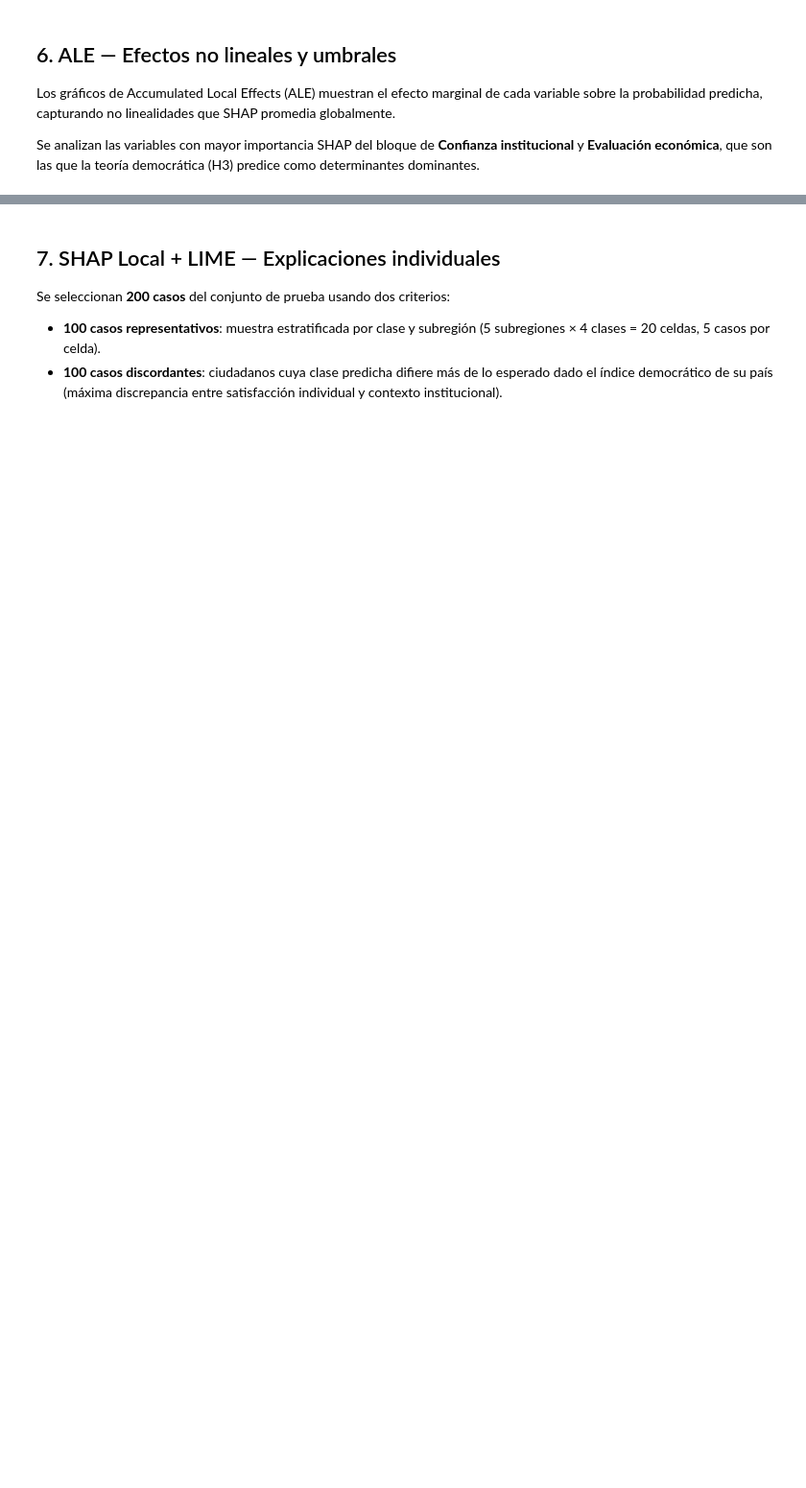
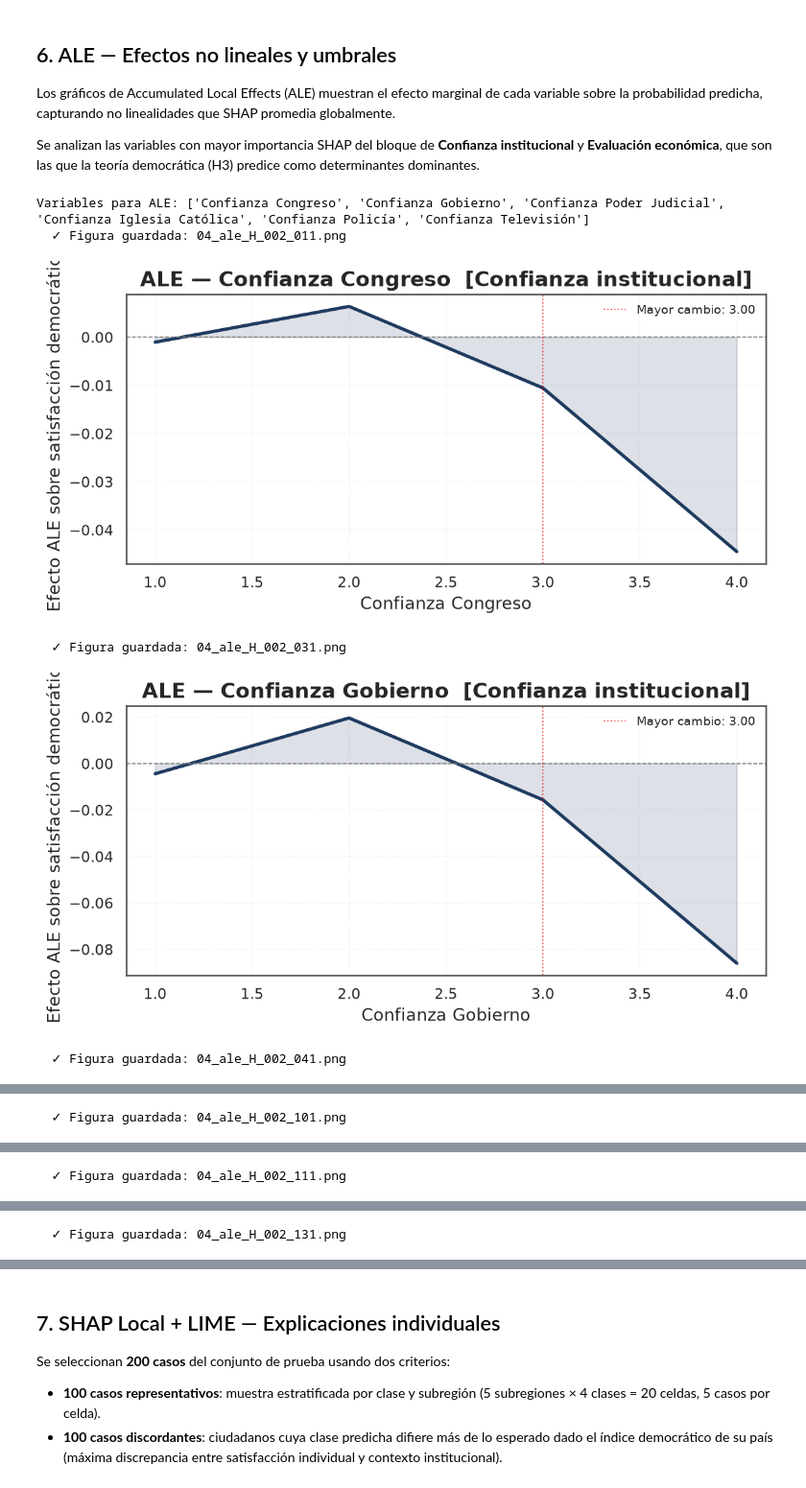
Before and after one commit to PatricioPorrasM/DemocraticSatisfactionLatam, a Jupyter notebook: notebooks/04_explicabilidad_xai.ipynb, the cells around one changed output, grey strips where cells are left out. Shown at 96% size. Drawn from its saved outputs; the diff is of its cells as text; code cells hidden in the pictures; blank space fills up the shorter version.

```diff
--- a/notebooks/04_explicabilidad_xai.ipynb
+++ b/notebooks/04_explicabilidad_xai.ipynb
@@ -443,12 +503,16 @@ try:
             if not hasattr(_ale_mod, '_adaptive_grid_orig'):
                 _ag_orig = _ale_mod.adaptive_grid
                 def _ag_patched(values, min_bin_points=1):
+                    # Para features discretas/ordinales: usar valores unicos como bins
+                    unique_vals = _np.unique(values[~_np.isnan(values)])
+                    if len(unique_vals) <= 20:
+                        return unique_vals, len(unique_vals)
                     q, n = _ag_orig(values, min_bin_points)
                     if len(q) < 2:
-                        q = _np.unique([values.min(), values.max()])
-                        if len(q) < 2:
-                            q = _np.array([values.min(), values.min() + 1.0])
-                        n = len(q)
+                        q = _np.array([values.min(), values.max()])
+                        if q[0] == q[1]:
+                            q[1] = q[0] + 1.0
+                        n = 2
                     return q, n
                 _ale_mod.adaptive_grid = _ag_patched
                 _ale_mod._adaptive_grid_orig = _ag_orig
@@ -470,6 +534,12 @@ try:
                     _fixed_feats[_f] = _s.mode()[0]
 
             X_te_arr_ale = X_te_proc[_feats_ale].values.astype(float)
+            # Imputar NaN con mediana: searchsorted trata NaN como inf -> IndexError
+            X_te_arr_ale = _np.where(
+                _np.isnan(X_te_arr_ale),
+                _np.nanmedian(X_te_arr_ale, axis=0),
+                X_te_arr_ale
+            )
 
             def _pred_fn_ale(X):
                 df = _pd_ale.DataFrame(X, columns=_feats_ale)
@@ -495,30 +565,37 @@ try:
         idx_var = feats.index(var)
         et_var  = ETIQUETAS_FEATURES.get(var, var)
 
         if _ALE_WORKS:
             # Clase 2 (Más bien satisfecho) como referencia
             if var not in _feats_ale:
                 continue
             idx_var_ale = _feats_ale.index(var)
             ale_vals = ale_result.ale_values[idx_var_ale][:, 2]
             ale_qs   = ale_result.feature_values[idx_var_ale]
             plot_ale(ale_vals, ale_qs, var,
                      titulo=f"ALE — {et_var}  [{bloque_de(var)}]",
                      nombre_archivo=f"04_ale_{var}")
         else:
             # Fallback: PDP parcial centrado
             fig, ax = plt.subplots(figsize=(7, 3.5))
             PartialDependenceDisplay.from_estimator(
                 clf_plot, X_te_proc, [idx_var],
                 kind="average", ax=ax,
                 feature_names=feats,
                 target=2,  # Clase 2: Mas bien satisfecho (consistente con ALE)
             )
             ax.set_title(f"PDP (proxy ALE) — {et_var}  [{bloque_de(var)}]",
                          fontweight="bold")
             ax.set_xlabel(et_var)
             save_figure(f"04_pdp_{var}")
             plt.show()
 except Exception as e:
     print(f"⚠ Error en ALE/PDP: {e}")
     print("  Verifica que el modelo soporta predict_proba y el formato de X.")
+# %% [output]
+Variables para ALE: ['Confianza Congreso', 'Confianza Gobierno', 'Confianza Poder Judicial', 'Confianza Iglesia Católica', 'Confianza Policía', 'Confianza Televisión']
+  ✓ Figura guardada: 04_ale_H_002_011.png
+[figure, added]
+  ✓ Figura guardada: 04_ale_H_002_031.png
+[figure, added]
+  ✓ Figura guardada: 04_ale_H_002_041.png
@@ -524,0 +603 @@ except Exception as e:
+  ✓ Figura guardada: 04_ale_H_002_101.png
@@ -524,0 +605 @@ except Exception as e:
+  ✓ Figura guardada: 04_ale_H_002_111.png
@@ -524,0 +607 @@ except Exception as e:
+  ✓ Figura guardada: 04_ale_H_002_131.png
```
Also changed, not shown: parts of 17 cells of this notebook, 7 other files.
